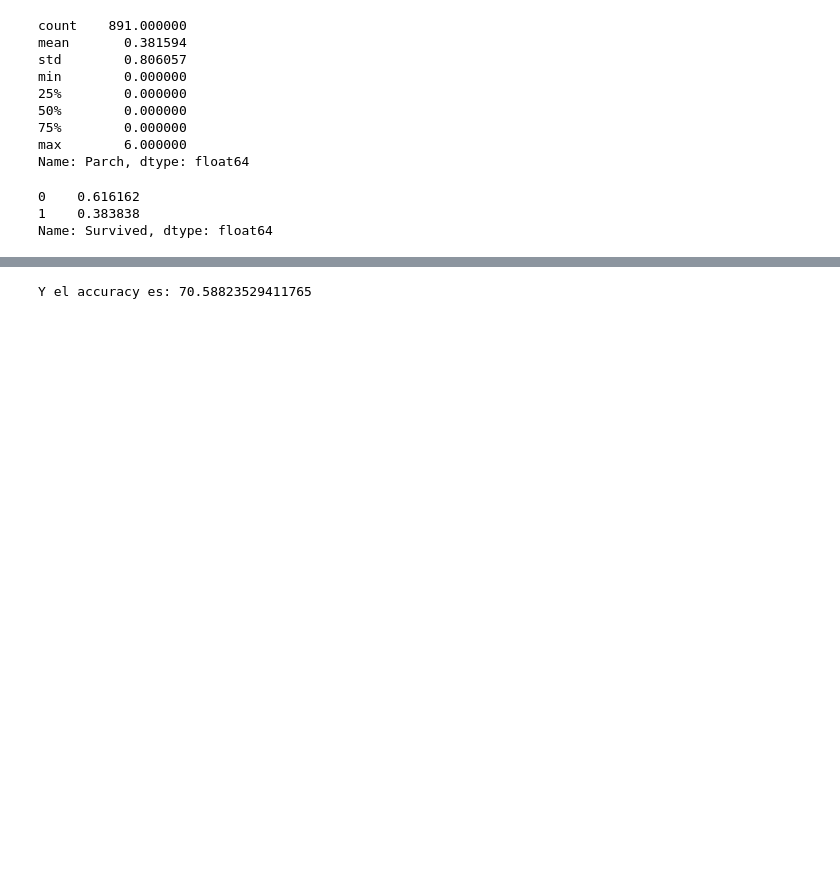
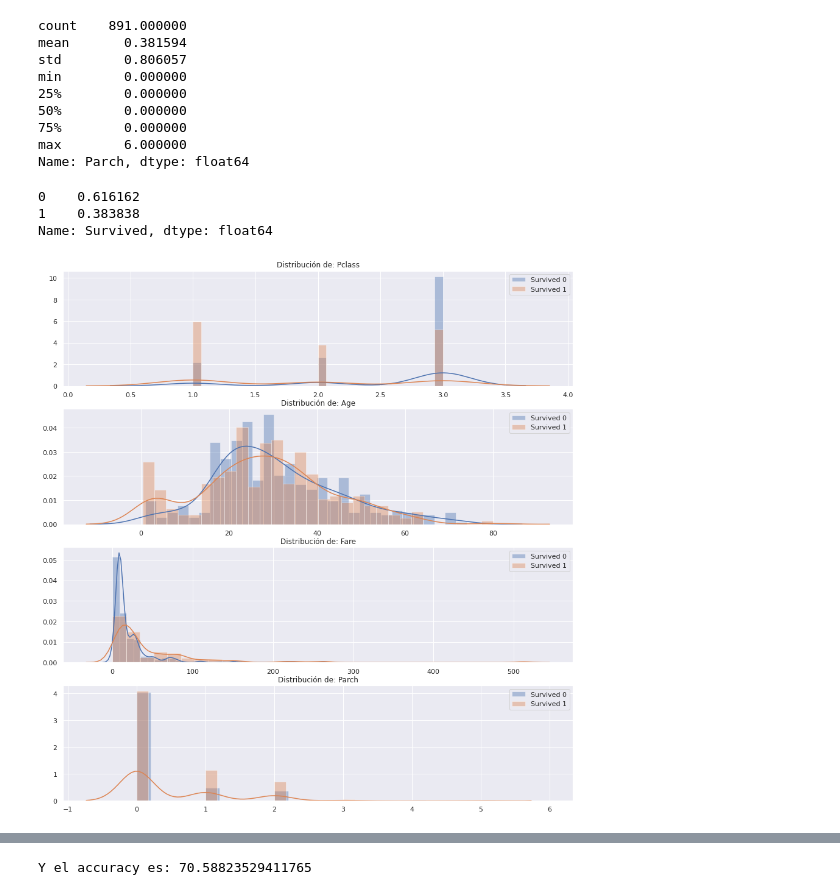
Before and after one commit to qSergio/Tutorial-Multiclases, a Jupyter notebook: Ejemplos/Clasificacion_binaria-Titanic.ipynb, the cells around one changed output, grey strips where cells are left out. Saved outputs shown, nothing was run; the diff lists cells and outputs as text; code cells hidden in the pictures; blank space fills up the shorter version.

```diff
--- a/Ejemplos/Clasificacion_binaria-Titanic.ipynb
+++ b/Ejemplos/Clasificacion_binaria-Titanic.ipynb
@@ -44,6 +50,21 @@ df["Survived"].value_counts(normalize=True)
 0    0.616162
 1    0.383838
 Name: Survived, dtype: float64
+# %%
+import matplotlib.gridspec as gridspec
+features=["Pclass","Age", "Fare", "Parch"]
+nplots=np.size(features)
+plt.figure(figsize=(15,4*nplots))
+gs = gridspec.GridSpec(nplots,1)
+for i, feat in enumerate(features):
+    ax = plt.subplot(gs[i])
+    sns.distplot(df[feat][df.Survived==0], bins=30)
+    sns.distplot(df[feat][df.Survived==1],bins=30)
+    ax.legend(['Survived 0', 'Survived 1'],loc='best')
+    ax.set_xlabel('')
+    ax.set_title('Distribución de: ' + feat)
+# %% [output]
+[figure, added]
 # %%
 X = df[["Pclass","Age", "Fare", "Parch"]]
 y = df["Survived"]
```
Also changed, not shown: parts of 10 cells of this notebook.
